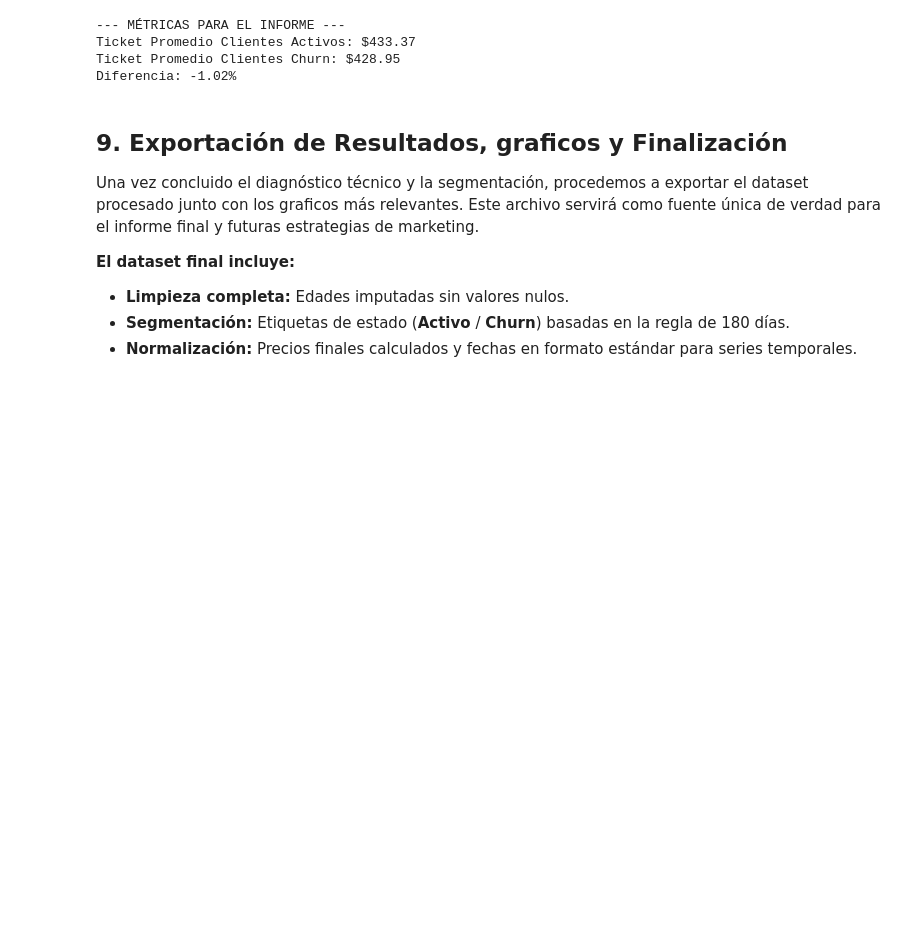
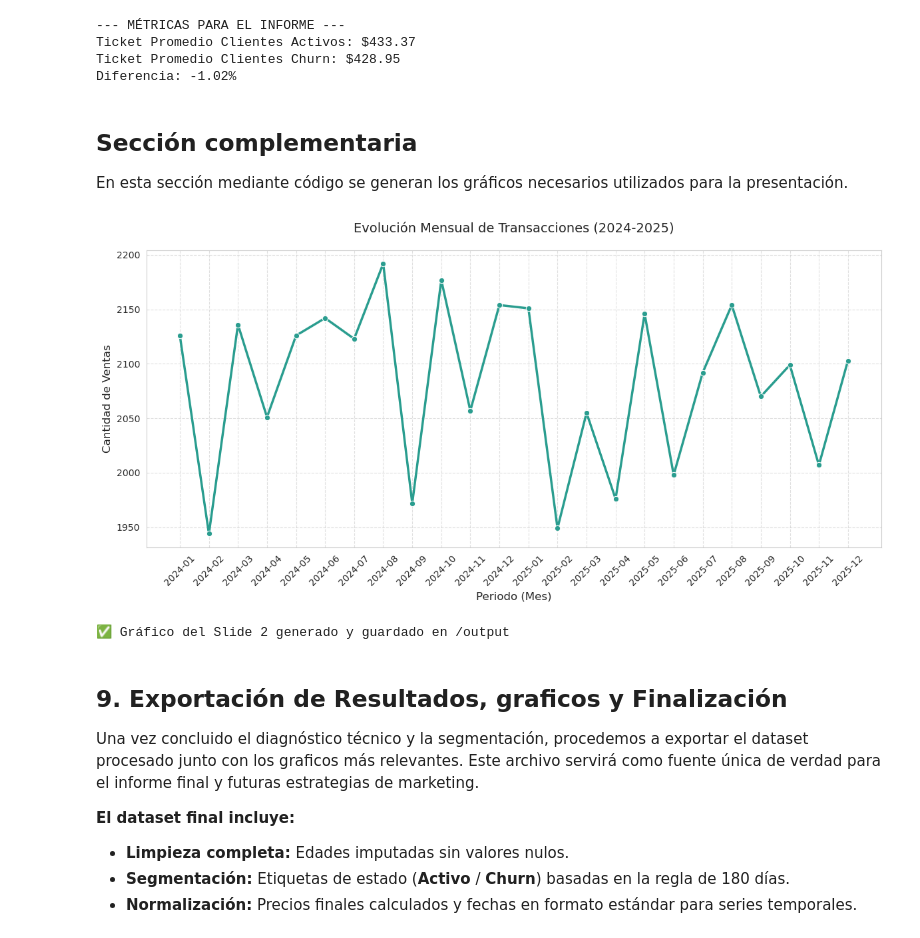
Before and after one commit to gmmorales/Retail_Solutions_Project, a Jupyter notebook: notebooks/01_EDA_Retail_Solutions_X.ipynb, the cells around one changed output. Drawn from its saved outputs; the diff is of its cells as text; code cells hidden in the pictures; blank space fills up the shorter version.

Commit message:
Se agregó código para genear el gráfico paranoma  general de ventas

```diff
--- a/notebooks/01_EDA_Retail_Solutions_X.ipynb
+++ b/notebooks/01_EDA_Retail_Solutions_X.ipynb
@@ -354,6 +354,43 @@ print(f"Diferencia: {dif_perc:.2f}%")
 Ticket Promedio Clientes Activos: $433.37
 Ticket Promedio Clientes Churn: $428.95
 Diferencia: -1.02%
+# %% [markdown]
+## Sección complementaria
+En esta sección mediante código se generan los gráficos necesarios utilizados para la presentación.
+# %%
+# ==========================================
+# GENERACIÓN DE GRÁFICO PARA SLIDE 2 (PANORAMA GENERAL)
+# ==========================================
+
+# 1. Agrupamos las ventas por mes para ver la tendencia
+# 'fecha_compra' ya fue convertida a datetime en la sección 1
+df_ventas['mes_año'] = df_ventas['fecha_compra'].dt.to_period('M').astype(str)
+ventas_mensuales = df_ventas.groupby('mes_año')['id_transaccion'].count().reset_index()
+
+# 2. Visualización
+plt.figure(figsize=(12, 6))
+sns.lineplot(data=ventas_mensuales, x='mes_año', y='id_transaccion',
+             marker='o', color='#2a9d8f', linewidth=2.5)
+
+plt.title('Evolución Mensual de Transacciones (2024-2025)', fontsize=14, pad=20)
+plt.ylabel('Cantidad de Ventas', fontsize=12)
+plt.xlabel('Periodo (Mes)', fontsize=12)
+plt.xticks(rotation=45) # Rotamos las fechas para que se lean bien
+plt.grid(True, linestyle='--', alpha=0.6)
+
+plt.tight_layout()
+
+# 3. Guardado automático en la carpeta de resultados
+if not os.path.exists('../output'):
+    os.makedirs('../output')
+
+plt.savefig('../output/00_panorama_general_ventas.png', dpi=300)
+plt.show()
+
+print("✅ Gráfico del Slide 2 generado y guardado en /output")
+# %% [output]
+[figure, added]
+✅ Gráfico del Slide 2 generado y guardado en /output
 # %% [markdown]
 ## 9. Exportación de Resultados, graficos y Finalización
 Una vez concluido el diagnóstico técnico y la segmentación, procedemos a exportar el dataset procesado junto con los graficos más relevantes. Este archivo servirá como fuente única de verdad para el informe final y futuras estrategias de marketing.
```
Also changed, not shown: parts of 1 cell of this notebook, 1 other file.
